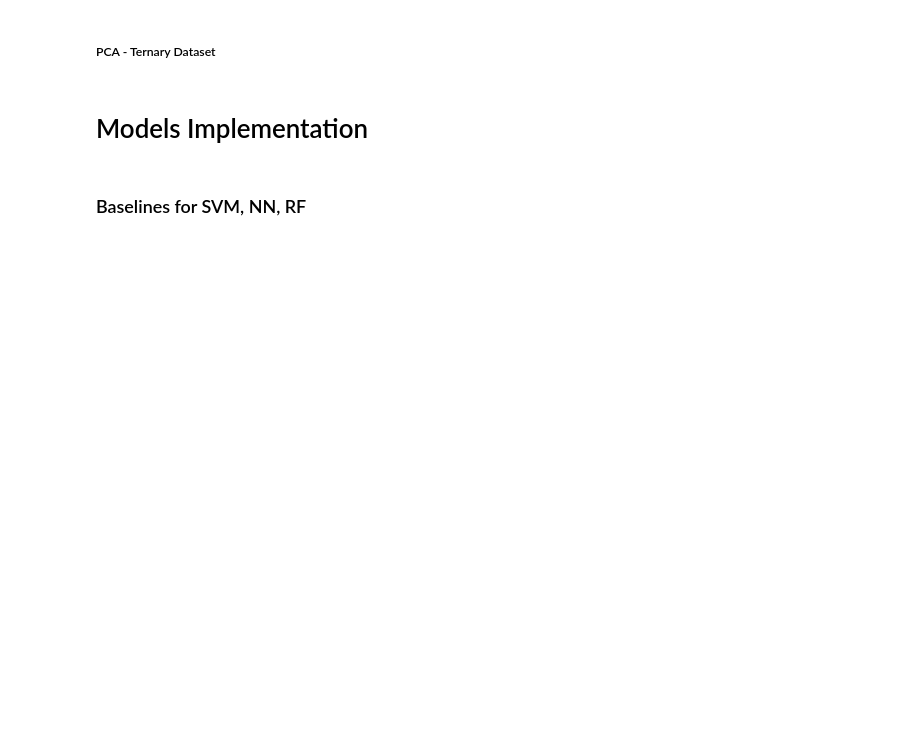
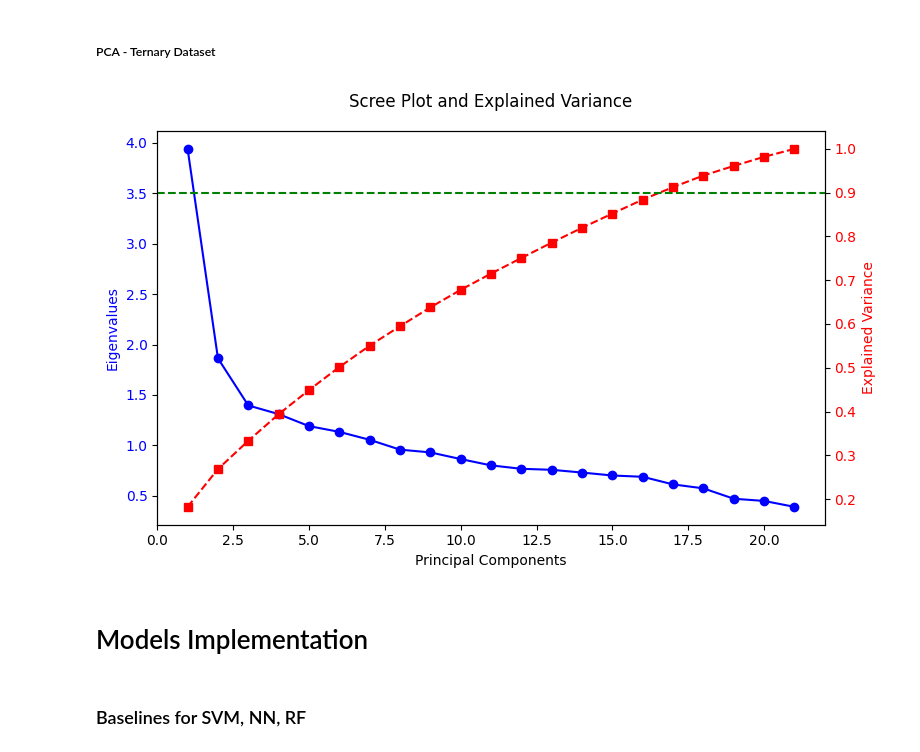
Before and after one commit to Pedr0S22/Diabetes-Diagnosis-Predicting-Diabetes-Through-Binary-and-Ternary-, a Jupyter notebook: code_eda.ipynb, the cells around one changed output. Drawn from its saved outputs; the diff is of its cells as text; code cells hidden in the pictures; blank space fills up the shorter version.

```diff
--- a/code_eda.ipynb
+++ b/code_eda.ipynb
@@ -1027,32 +1051,34 @@ X_test_scaled2 = pca.transform(X_test_scaled2)
 # %%
 # Generating graphic
 pca_gr3 = PCA()
 
-pca_gr3.fit(X_tomek3)
+pca_gr3.fit(X_resampled3)
 
 explained_variance = pca_gr3.explained_variance_ratio_
 cumulative_variance = np.cumsum(explained_variance)
 
-eigenvalues = pca_gr3.singular_values_ ** 2 / (len(X_tomek3) - 1)
+eigenvalues = pca_gr3.singular_values_ ** 2 / (len(X_resampled3) - 1)
 fig, ax1 = plt.subplots(figsize=(8, 5))
 
 # Eigenvalues
 ax1.set_xlabel("Principal Components")
 ax1.set_ylabel("Eigenvalues", color="b")
 ax1.plot(range(1, len(eigenvalues) + 1), eigenvalues, marker='o', linestyle='-', color="b", label="Eigenvalues")
 ax1.tick_params(axis='y', labelcolor="b")
 
 # Explained Variance
 ax2 = ax1.twinx()
 ax2.set_ylabel("Explained Variance", color="r")
 ax2.plot(range(1, len(explained_variance) + 1), cumulative_variance, marker='s', linestyle='--', color="r")
 ax2.tick_params(axis='y', labelcolor="r")
 
 # Setting horizontal line for 90% explained variance
 ax2.axhline(y=0.9, color='g', linestyle='--')
 
 fig.suptitle("Scree Plot and Explained Variance")
 fig.tight_layout()
 plt.show()
+# %% [output]
+[figure, added]
 # %%
 # Using PCA
```
Also changed, not shown: parts of 14 cells of this notebook, 1 other file.
